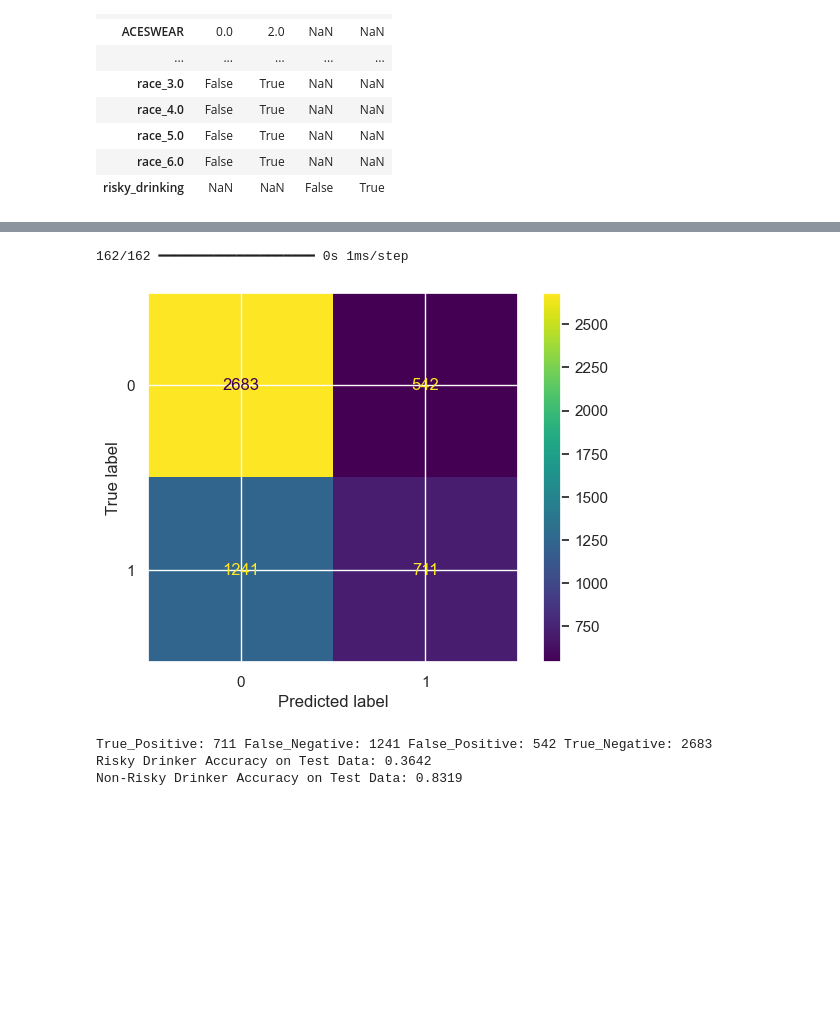
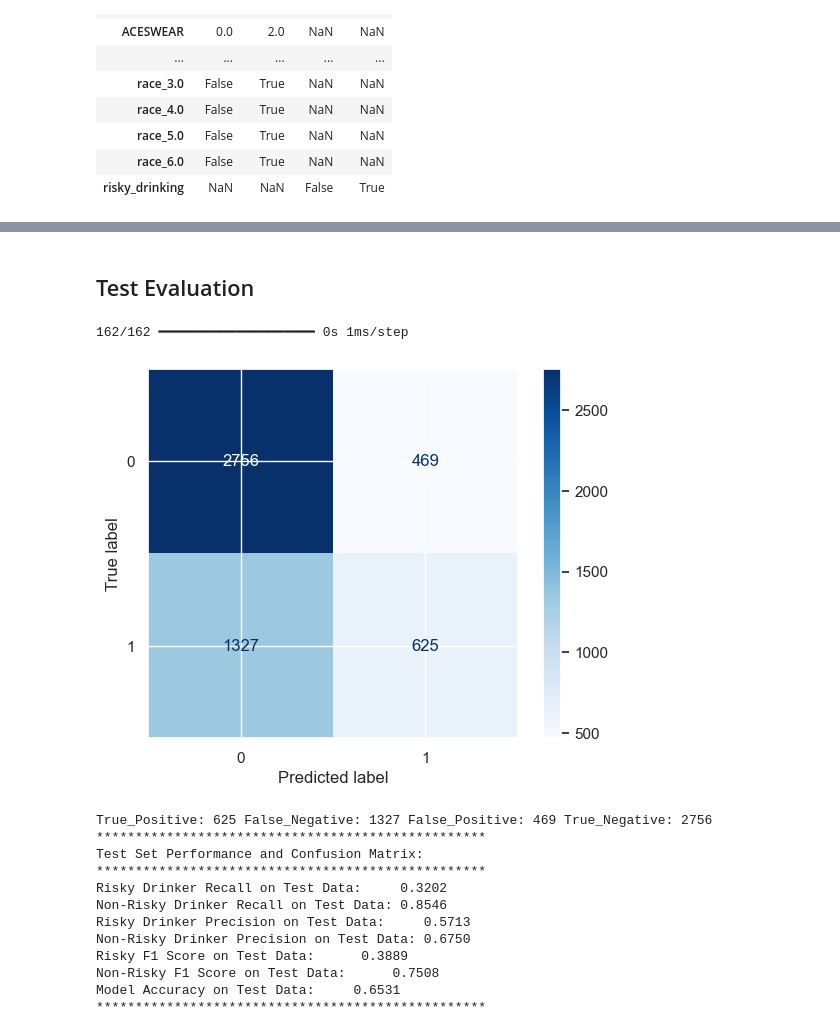
Before and after one commit to cassidy-bruner/mids-207-final-project-team-4, a Jupyter notebook: python_notebooks/logistic_reg.ipynb, the cells around one changed output, grey strips where cells are left out. Saved outputs shown, nothing was run; the diff lists cells and outputs as text; code cells hidden in the pictures; blank space fills up the shorter version.

```diff
--- a/python_notebooks/logistic_reg.ipynb
+++ b/python_notebooks/logistic_reg.ipynb
@@ -2,12 +4,13 @@
 import numpy as np
 from matplotlib import pyplot as plt
 import pandas as pd
-import seaborn as sns  # for nicer plots
-sns.set(style="darkgrid")  # default style
+import seaborn as sns
+sns.set(style="darkgrid")
 
-from sklearn.model_selection import train_test_split
-from sklearn.metrics import confusion_matrix as sk_confusion_matrix, ConfusionMatrixDisplay
+
+from sklearn.metrics import confusion_matrix as sk_confusion_matrix, ConfusionMatrixDisplay,roc_curve, roc_auc_score
 from sklearn.preprocessing import StandardScaler
+from sklearn.utils import resample
 
 import tensorflow as tf
 from tensorflow import keras
@@ -15,5 +18,5 @@ from keras import metrics
 from keras.datasets import fashion_mnist
 import keras_tuner as kt
 
-
+plt.style.use('default')
 tf.get_logger().setLevel('INFO')
@@ -199,8 +234,8 @@ def build_model_tuner(hp):
         input_shape=(X_train.shape[1],),
         activation="sigmoid",
         use_bias=True,
-        kernel_initializer=tf.keras.initializers.Ones(),
-        bias_initializer=tf.keras.initializers.Ones(),
+        kernel_initializer= tf.keras.initializers.GlorotUniform(),
+        bias_initializer= tf.zeros_initializer(),
     ))
 
     # Tune the learning rate
@@ -341,25 +442,56 @@ Non-Risky Drinker Accuracy on Train Data: 0.8353
+# %% [markdown]
+## Test Evaluation
 # %%
 
 # Test predictions
 y_pred = (best_model.predict(X_test) > 0.5).astype(int).ravel()
-cm = sk_confusion_matrix(Y_test, y_pred)
-disp = ConfusionMatrixDisplay(confusion_matrix=cm)
-disp.plot()
+cm_test= sk_confusion_matrix(Y_test, y_pred)
+
+ConfusionMatrixDisplay(confusion_matrix=cm_test).plot(cmap="Blues")
 plt.show()
 
-#Test cm
-tn, fp, fn, tp = cm.ravel()
+# test cm
+tn, fp, fn, tp = cm_test.ravel()
 print("True_Positive:", tp, "False_Negative:", fn, "False_Positive:", fp, "True_Negative:", tn)
 
 
 risky_acc = tp / (tp + fn) if (tp + fn) > 0 else 0
 non_risky_acc = tn / (tn + fp) if (tn + fp) > 0 else 0
 
-print(f"Risky Drinker Accuracy on Test Data: {risky_acc:.4f}")
-print(f"Non-Risky Drinker Accuracy on Test Data: {non_risky_acc:.4f}")
+risky_recall_test    = tp / (tp + fn) if (tp + fn) else 0.0
+non_risky_recall_test = tn / (tn + fp) if (tn + fp) else 0.0
+
+risky_precision_test =  tp / (tp + fp) if (tp + fp) else 0.0
+non_risky_precision_test = tn / (tn + fn) if (tn + fn) else 0.0
+
+f1_risky_test = 2*((risky_recall_train * risky_precision_train)/(risky_recall_train + risky_precision_train))
+f1_non_risky_test = 2*((non_risky_recall_train * non_risky_precision_train)/(non_risky_recall_train + non_risky_precision_train))
+
+model_acc_test    = (tp + tn) / (tn + fp + fn + tp) if (tn + fp + fn + tp) else 0.0
+
+print('*' * 50)
+print("Test Set Performance and Confusion Matrix:")
+print('*' * 50)
+print(f"Risky Drinker Recall on Test Data:     {risky_recall_test:.4f}")
+print(f"Non-Risky Drinker Recall on Test Data: {non_risky_recall_test:.4f}")
+print(f"Risky Drinker Precision on Test Data:     {risky_precision_test:.4f}")
+print(f"Non-Risky Drinker Precision on Test Data: {non_risky_precision_test:.4f}")
+print(f"Risky F1 Score on Test Data:      {f1_risky_test:.4f}")
+print(f"Non-Risky F1 Score on Test Data:      {f1_non_risky_test:.4f}")
+print(f"Model Accuracy on Test Data:     {model_acc_test:.4f}")
+print('*' * 50)
 # %% [output]
 162/162 ━━━━━━━━━━━━━━━━━━━━ 0s 1ms/step
-[figure, old version]
+[figure, new version]
-True_Positive: 711 False_Negative: 1241 False_Positive: 542 True_Negative: 2683
-Risky Drinker Accuracy on Test Data: 0.3642
-Non-Risky Drinker Accuracy on Test Data: 0.8319
+True_Positive: 625 False_Negative: 1327 False_Positive: 469 True_Negative: 2756
+**************************************************
+Test Set Performance and Confusion Matrix:
+**************************************************
+Risky Drinker Recall on Test Data:     0.3202
+Non-Risky Drinker Recall on Test Data: 0.8546
+Risky Drinker Precision on Test Data:     0.5713
+Non-Risky Drinker Precision on Test Data: 0.6750
+Risky F1 Score on Test Data:      0.3889
+Non-Risky F1 Score on Test Data:      0.7508
+Model Accuracy on Test Data:     0.6531
+**************************************************
```
Also changed, not shown: parts of 25 cells of this notebook.
